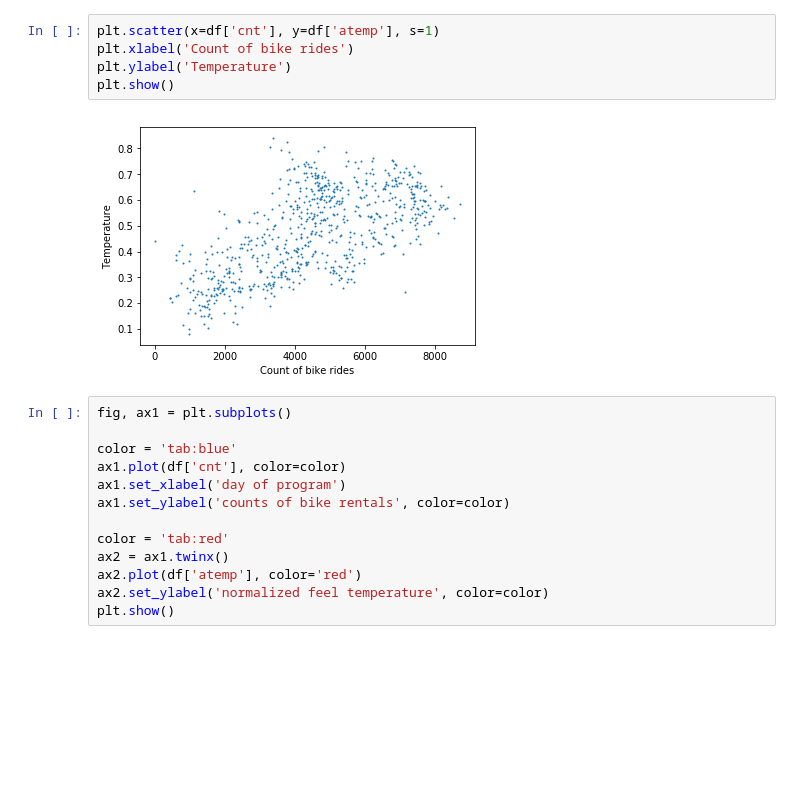
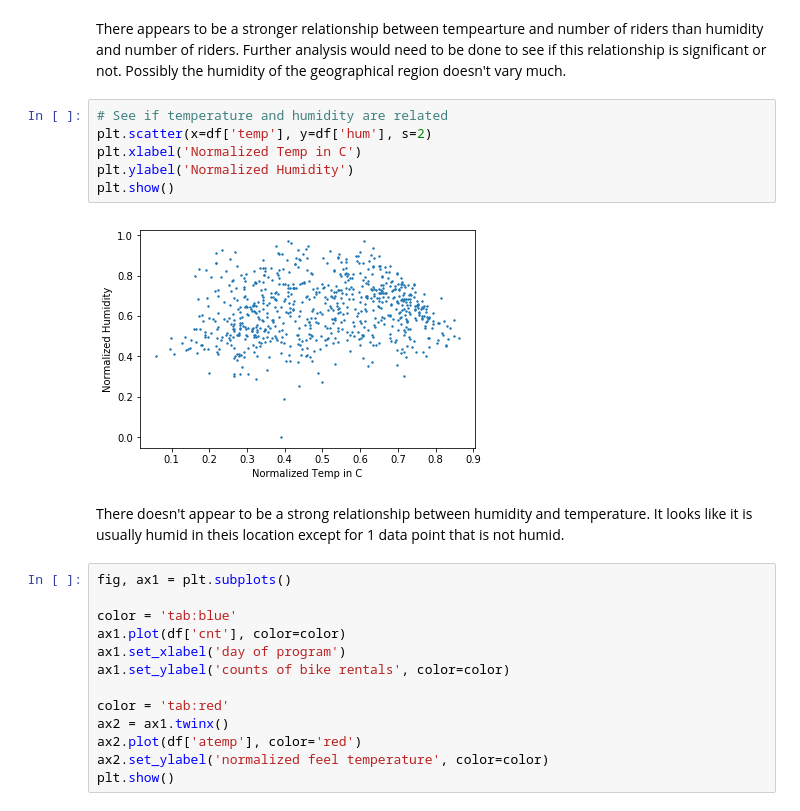
Before and after one commit to cbevis/thinkful_proj4, a Jupyter notebook: Project4_CBevis.ipynb, the cells around one changed output. Drawn from its saved outputs; the diff is of its cells as text; blank space fills up the shorter version.

Commit message:
Update jupyter notebook with graph

```diff
--- a/Project4_CBevis.ipynb
+++ b/Project4_CBevis.ipynb
@@ -53,10 +74,15 @@ Name: cnt, dtype: float64
+# %% [markdown]
+There appears to be a stronger relationship between tempearture and number of riders than humidity and number of riders.  Further analysis would need to be done to see if this relationship is significant or not.  Possibly the humidity of the geographical region doesn't vary much.
 # %%
-plt.scatter(x=df['cnt'], y=df['atemp'], s=1)
-plt.xlabel('Count of bike rides')
-plt.ylabel('Temperature')
+# See if temperature and humidity are related
+plt.scatter(x=df['temp'], y=df['hum'], s=2)
+plt.xlabel('Normalized Temp in C')
+plt.ylabel('Normalized Humidity')
 plt.show()
 # %% [output]
-[figure, old version]
+[figure, new version]
+# %% [markdown]
+There doesn't appear to be a strong relationship between humidity and temperature.  It looks like it is usually humid in theis location except for 1 data point that is not humid.
 # %%
 fig, ax1 = plt.subplots()
 
```
Also changed, not shown: parts of 17 cells of this notebook.
